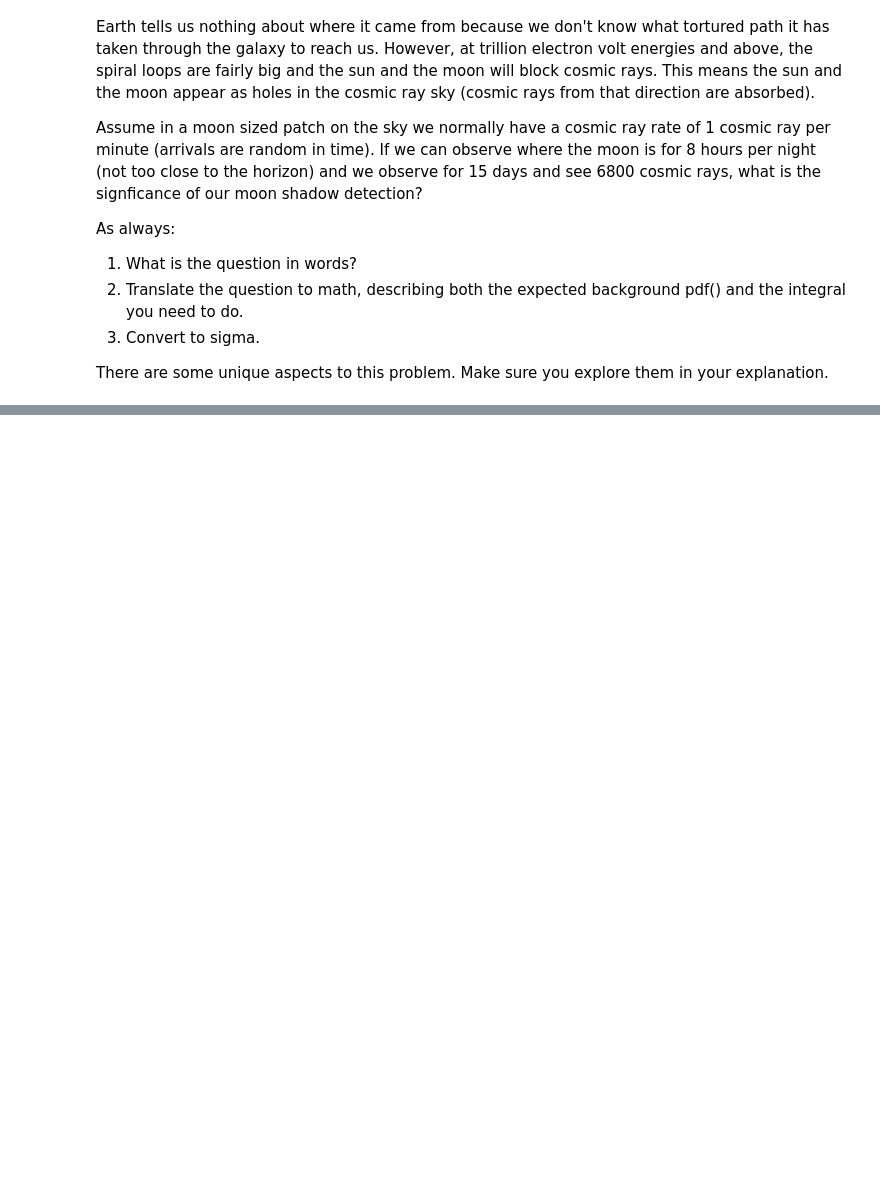
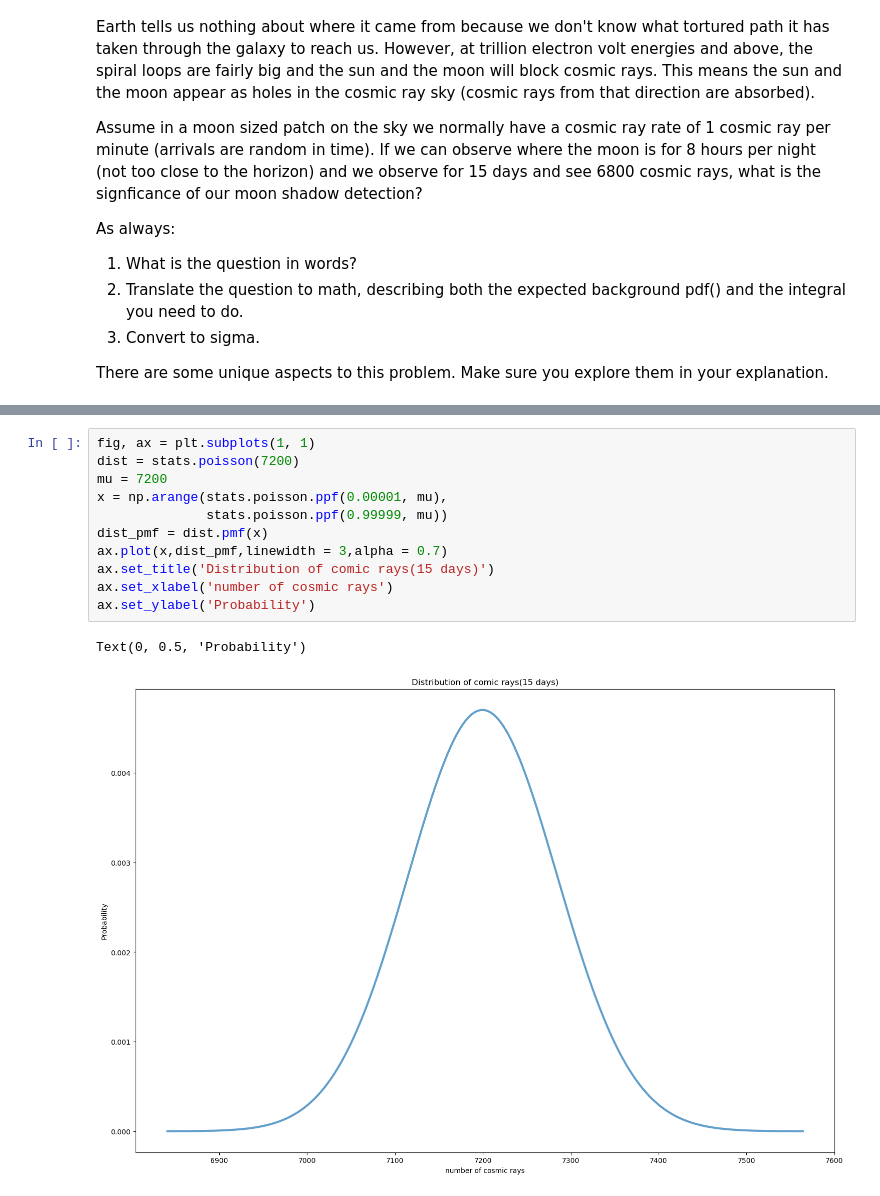
Before and after one commit to Mengjun74/lab, a Jupyter notebook: lab3.ipynb, the cells around one changed output, grey strips where cells are left out. Cells and saved outputs as stored; diff of their text form; blank space fills up the shorter version.

```diff
--- a/lab3.ipynb
+++ b/lab3.ipynb
@@ -202,0 +208,14 @@ There are some unique aspects to this problem. Make sure you explore them in you
+# %%
+fig, ax = plt.subplots(1, 1)
+dist = stats.poisson(7200)
+mu = 7200
+x = np.arange(stats.poisson.ppf(0.00001, mu),
+              stats.poisson.ppf(0.99999, mu))
+dist_pmf = dist.pmf(x)
+ax.plot(x,dist_pmf,linewidth = 3,alpha = 0.7)
+ax.set_title('Distribution of comic rays(15 days)')
+ax.set_xlabel('number of cosmic rays')
+ax.set_ylabel('Probability')
+# %% [output]
+Text(0, 0.5, 'Probability')
+[figure, added]
```
Also changed, not shown: parts of 16 cells of this notebook.
